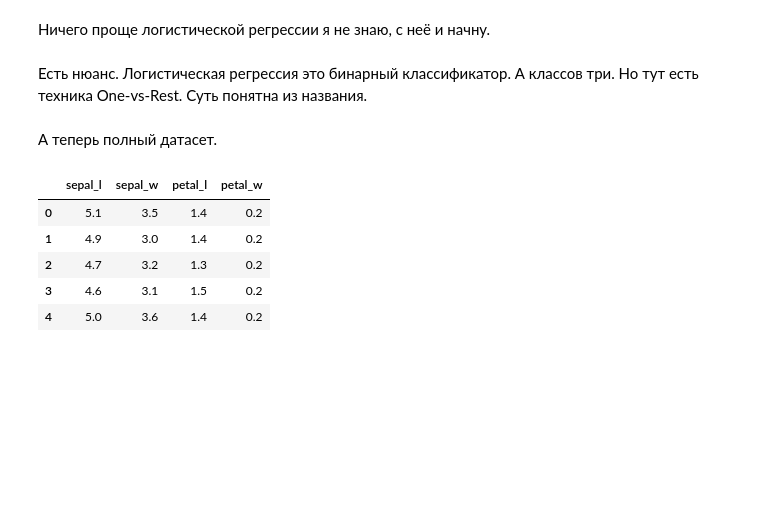
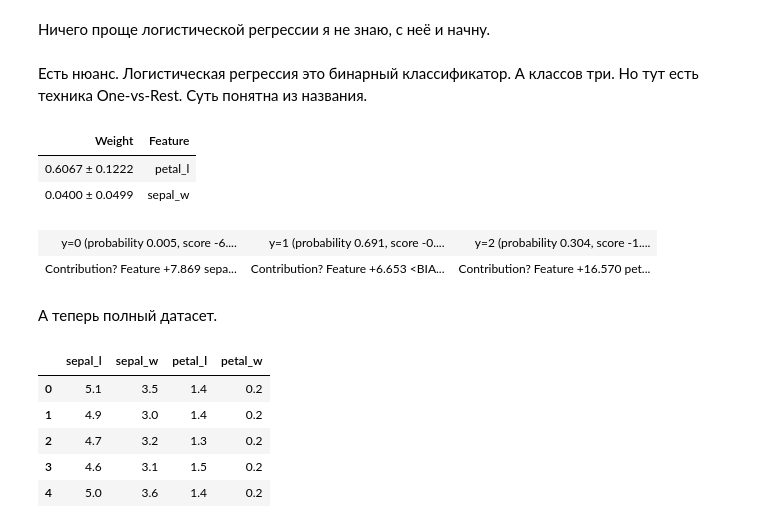
Before and after one commit to jast4ik/Hillel_ML_HW, a Jupyter notebook: Homework08/HW08_v2.ipynb, the cells around one changed output. Drawn from its saved outputs; the diff is of its cells as text; code cells hidden in the pictures; blank space fills up the shorter version.

```diff
--- a/Homework08/HW08_v2.ipynb
+++ b/Homework08/HW08_v2.ipynb
@@ -182,6 +185,18 @@ else:
 
     with open("./data/models/model_lr_01.pkl", "wb") as m_file:
         pickle.dump(lr_result_01, m_file)
+# %%
+lr_result_01_perm = PermutationImportance(lr_result_01.best_estimator_).fit(X_test_1, y_test_1)
+eli5.explain_weights(lr_result_01_perm, feature_names=X_test_1.columns.values)
+# %% [output]
+| Weight | Feature |
+| 0.6067 ± 0.1222 | petal_l |
+| 0.0400 ± 0.0499 | sepal_w |
+# %%
+eli5.explain_prediction(lr_result_01.best_estimator_, X_test_1.iloc[6], feature_names=X_test_1.columns.values)
+# %% [output]
+| y=0 (probability 0.005, score -6.... | y=1 (probability 0.691, score -0.... | y=2 (probability 0.304, score -1.... |
+| Contribution? Feature +7.869 sepa... | Contribution? Feature +6.653 <BIA... | Contribution? Feature +16.570 pet... |
 # %% [markdown]
 А теперь полный датасет.
 # %%
```
Also changed, not shown: parts of 7 cells of this notebook.
